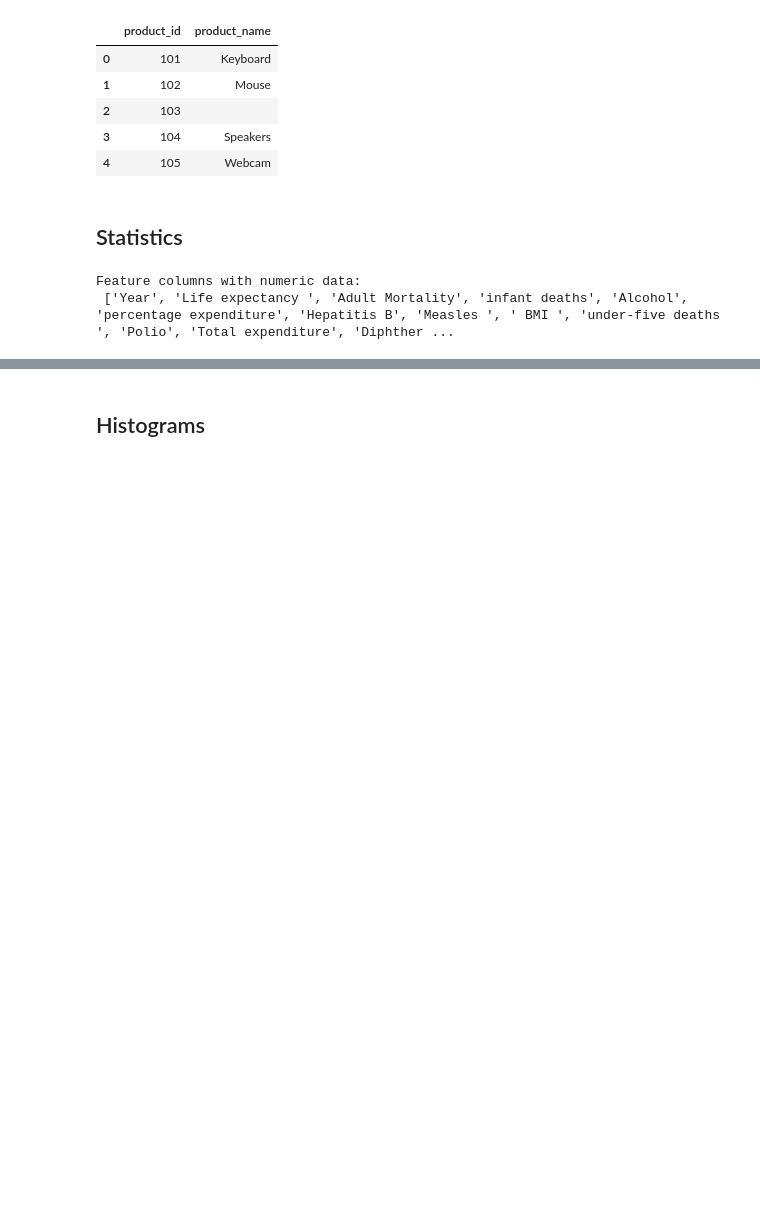
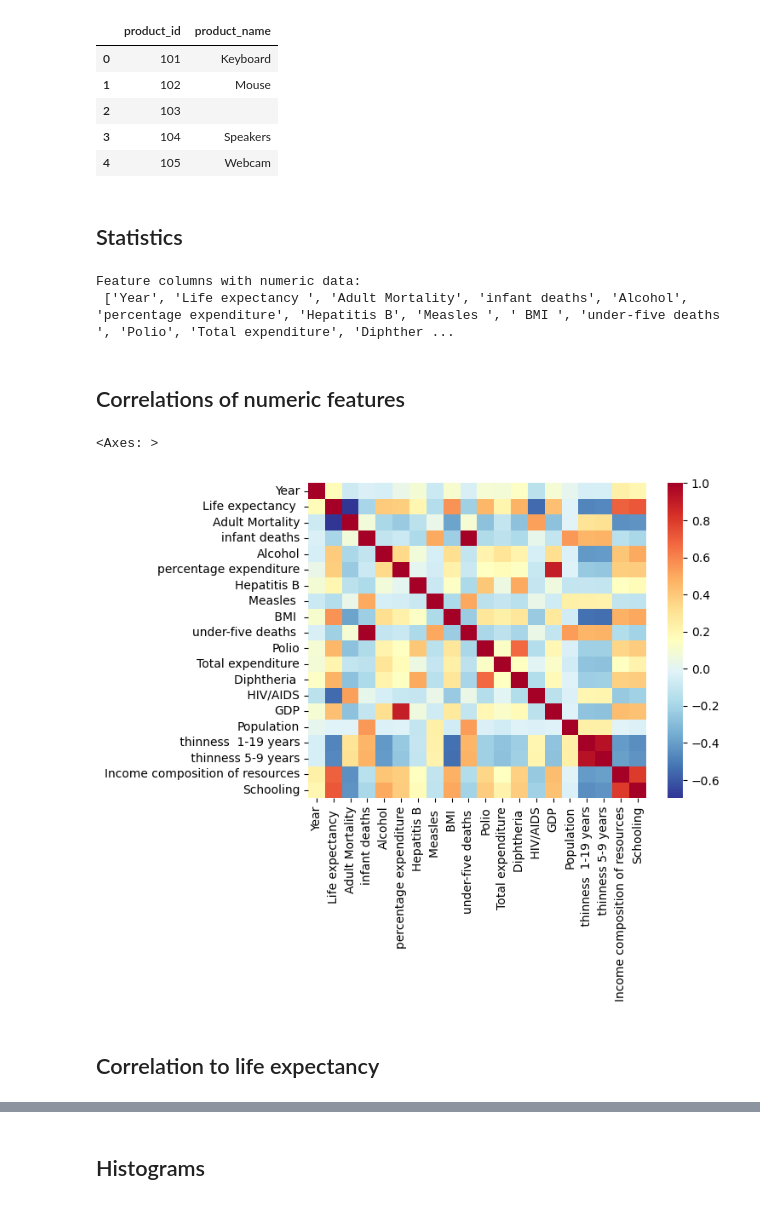
Before and after one commit to einsteinxx/UCLA_450.2_SUMMER, a Jupyter notebook: FinalProject_KeaneGonzalez.ipynb, the cells around one changed output, grey strips where cells are left out. Cells and saved outputs as stored; diff of their text form; code cells hidden in the pictures; blank space fills up the shorter version.

```diff
--- a/FinalProject_KeaneGonzalez.ipynb
+++ b/FinalProject_KeaneGonzalez.ipynb
@@ -385,5 +490,14 @@ print(f'Feature columns with numeric data:\n {number_columns_list}')
 # %% [output]
 Feature columns with numeric data:
  ['Year', 'Life expectancy ', 'Adult Mortality', 'infant deaths', 'Alcohol', 'percentage expenditure', 'Hepatitis B', 'Measles ', ' BMI ', 'under-five deaths ', 'Polio', 'Total expenditure', 'Diphther ...
+# %% [markdown]
+## Correlations of numeric features
+# %%
+sns.heatmap(who_df[number_columns_list].corr(),cmap='RdYlBu_r')
+# %% [output]
+<Axes: >
+[figure, added]
+# %% [markdown]
+## Correlation to life expectancy
 # %%
 correlation = who_df[number_columns_list].corr() #save the
```
Also changed, not shown: parts of 32 cells of this notebook.
